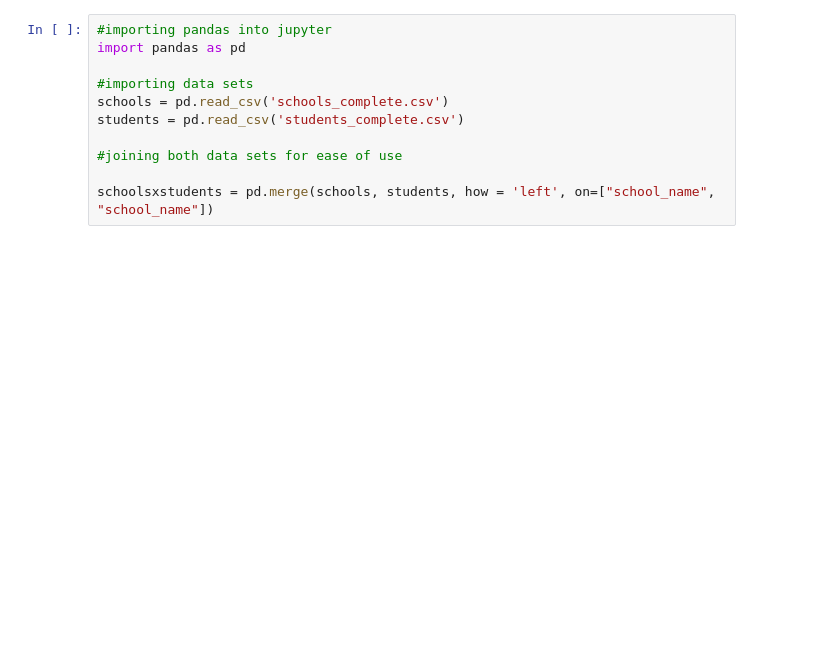
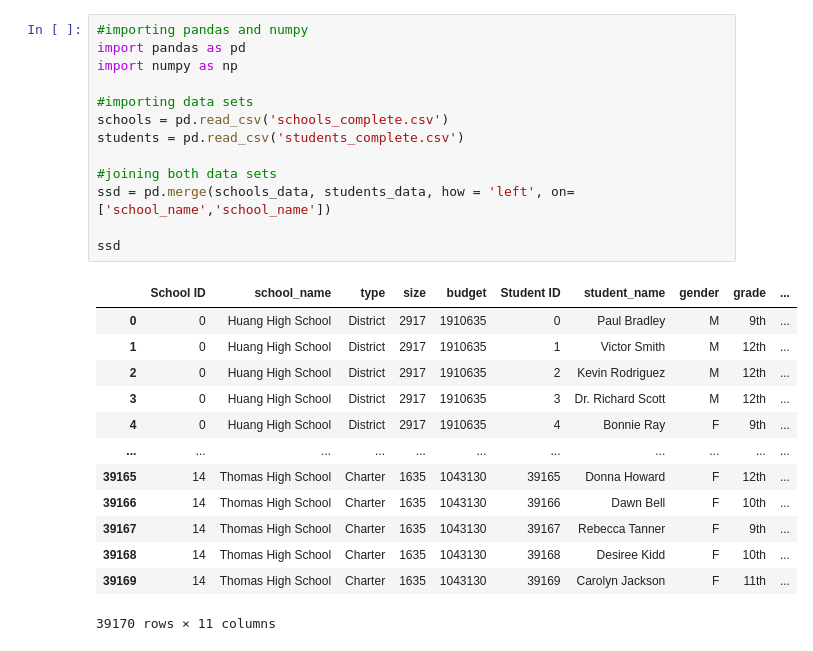
Before and after one commit to paolaromanvaldes/pandas-challenge, a Jupyter notebook: PyCitySchools/pandas-challenge.ipynb, the cells around one changed output. Drawn from its saved outputs; the diff is of its cells as text; blank space fills up the shorter version.

```diff
--- a/PyCitySchools/pandas-challenge.ipynb
+++ b/PyCitySchools/pandas-challenge.ipynb
@@ -1,12 +1,28 @@
 # %%
-#importing pandas into jupyter
+#importing pandas and numpy
 import pandas as pd
+import numpy as np
 
 #importing data sets
 schools = pd.read_csv('schools_complete.csv')
 students = pd.read_csv('students_complete.csv')
 
-#joining both data sets for ease of use
+#joining both data sets
+ssd = pd.merge(schools_data, students_data, how = 'left', on=['school_name','school_name'])
 
-schoolsxstudents = pd.merge(schools, students, how = 'left', on=["school_name", "school_name"])
+ssd
+# %% [output]
+|  | School ID | school_name | type | size | budget | Student ID | student_name | gender | grade | ... |
+| 0 | 0 | Huang High School | District | 2917 | 1910635 | 0 | Paul Bradley | M | 9th | ... |
+| 1 | 0 | Huang High School | District | 2917 | 1910635 | 1 | Victor Smith | M | 12th | ... |
+| 2 | 0 | Huang High School | District | 2917 | 1910635 | 2 | Kevin Rodriguez | M | 12th | ... |
+| 3 | 0 | Huang High School | District | 2917 | 1910635 | 3 | Dr. Richard Scott | M | 12th | ... |
+| 4 | 0 | Huang High School | District | 2917 | 1910635 | 4 | Bonnie Ray | F | 9th | ... |
+| ... | ... | ... | ... | ... | ... | ... | ... | ... | ... | ... |
+| 39165 | 14 | Thomas High School | Charter | 1635 | 1043130 | 39165 | Donna Howard | F | 12th | ... |
+| 39166 | 14 | Thomas High School | Charter | 1635 | 1043130 | 39166 | Dawn Bell | F | 10th | ... |
+| 39167 | 14 | Thomas High School | Charter | 1635 | 1043130 | 39167 | Rebecca Tanner | F | 9th | ... |
+| 39168 | 14 | Thomas High School | Charter | 1635 | 1043130 | 39168 | Desiree Kidd | F | 10th | ... |
+| 39169 | 14 | Thomas High School | Charter | 1635 | 1043130 | 39169 | Carolyn Jackson | F | 11th | ... |
+39170 rows × 11 columns
 # %%
```
Also changed, not shown: parts of 28 cells of this notebook.
